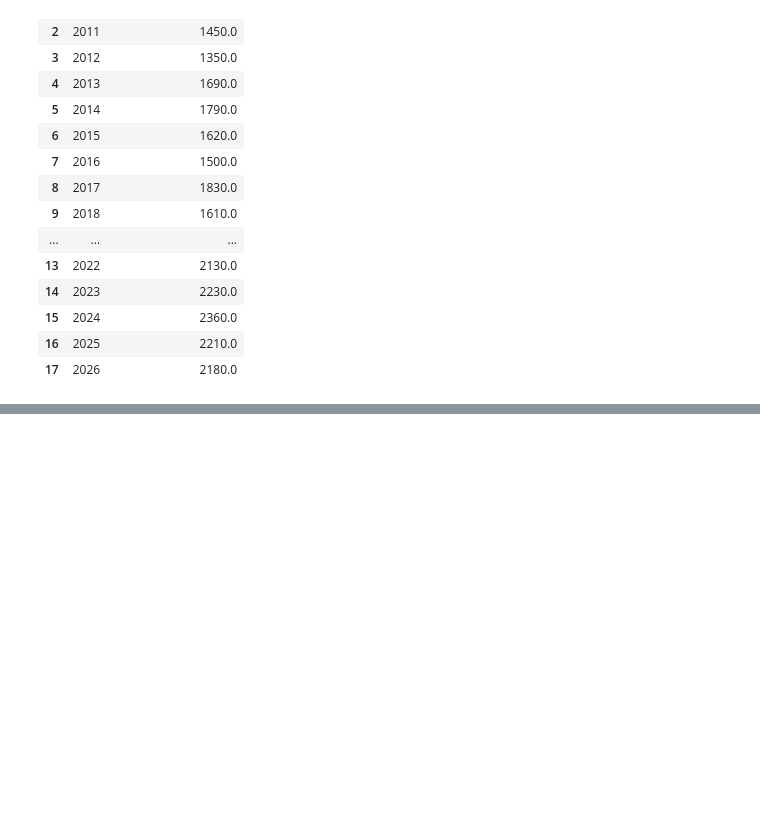
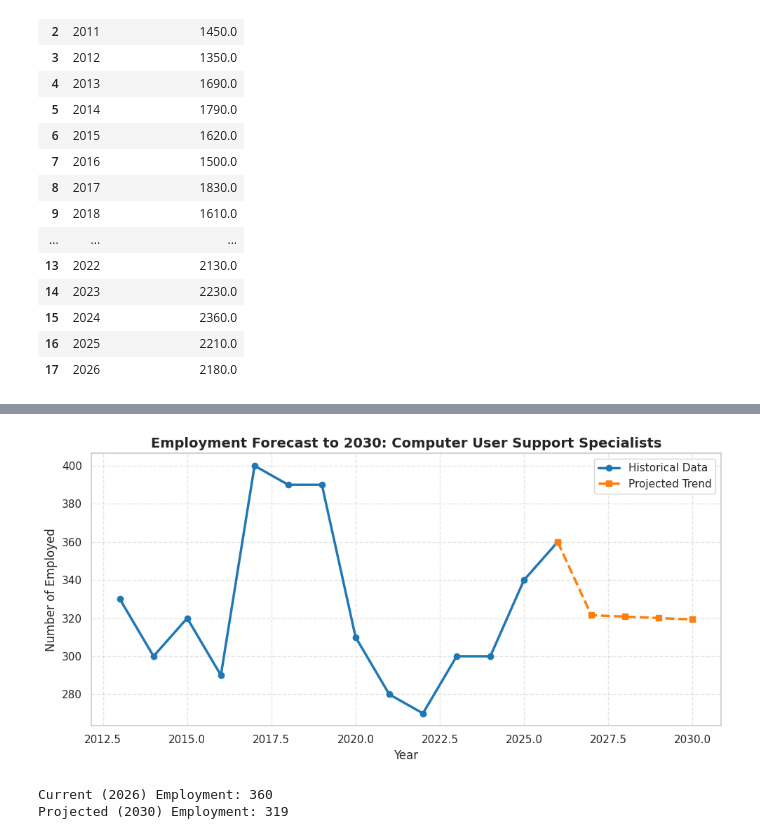
Before and after one commit to daisymayorga-galtechs/Occupational-Employment-and-Wage-Statistics, a Jupyter notebook: modesto_msa_2009_2026.ipynb, the cells around one changed output, grey strips where cells are left out. Drawn from its saved outputs; the diff is of its cells as text; code cells hidden in the pictures; blank space fills up the shorter version.

```diff
--- a/modesto_msa_2009_2026.ipynb
+++ b/modesto_msa_2009_2026.ipynb
@@ -437,0 +441,53 @@ display(aggregated_tech_trend)
+# %%
+import numpy as np
+from sklearn.linear_model import LinearRegression
+
+# Create a pivot table of employment by year for all individual jobs
+pivot_all = df_individual_all.groupby(['Occupational Title', 'Year'])['Number of Employed'].mean().unstack()
+
+# Let's write a function to forecast and plot any given job's future demand up to 2030
+def forecast_job_demand(job_title, target_year=2030):
+    if job_title not in pivot_all.index:
+        print(f"Job '{job_title}' not found in the dataset.")
+        return
+
+    # Get historical data points (dropping years with missing data)
+    job_series = pivot_all.loc[job_title].dropna()
+    if len(job_series) < 3:
+        print(f"Not enough historical data points to forecast '{job_title}'.")
+        return
+
+    years = job_series.index.values.reshape(-1, 1)
+    values = job_series.values
+
+    # Fit a linear trend model
+    model = LinearRegression()
+    model.fit(years, values)
+
+    # Predict future years
+    future_years = np.arange(years.max() + 1, target_year + 1).reshape(-1, 1)
+    future_preds = model.predict(future_years)
+
+    # Plotting history and forecast
+    plt.figure(figsize=(10, 5))
+    plt.plot(years, values, marker='o', label='Historical Data', color='#1f77b4', linewidth=2.5)
+    plt.plot(np.append(years[-1], future_years), np.append(values[-1], future_preds),
+             linestyle='--', marker='s', label='Projected Trend', color='#ff7f0e', linewidth=2.5)
+
+    plt.title(f"Employment Forecast to {target_year}: {job_title}", fontsize=14, fontweight='bold')
+    plt.xlabel('Year', fontsize=12)
+    plt.ylabel('Number of Employed', fontsize=12)
+    plt.legend()
+    plt.grid(True, linestyle='--', alpha=0.5)
+    plt.tight_layout()
+    plt.show()
+
+    print(f"Current (2026) Employment: {values[-1]:.0f}")
+    print(f"Projected ({target_year}) Employment: {future_preds[-1]:.0f}")
+
+# Demo forecast for the top tech occupation
+forecast_job_demand('Computer User Support Specialists', 2030)
+# %% [output]
+[figure, added]
+Current (2026) Employment: 360
+Projected (2030) Employment: 319
```
Also changed, not shown: parts of 5 cells of this notebook.
